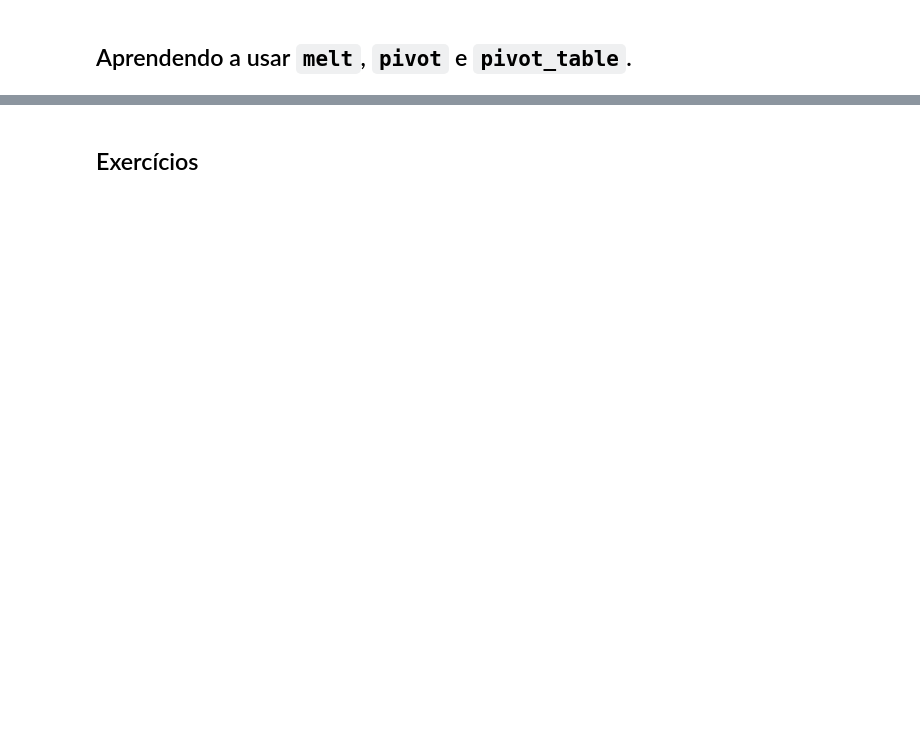
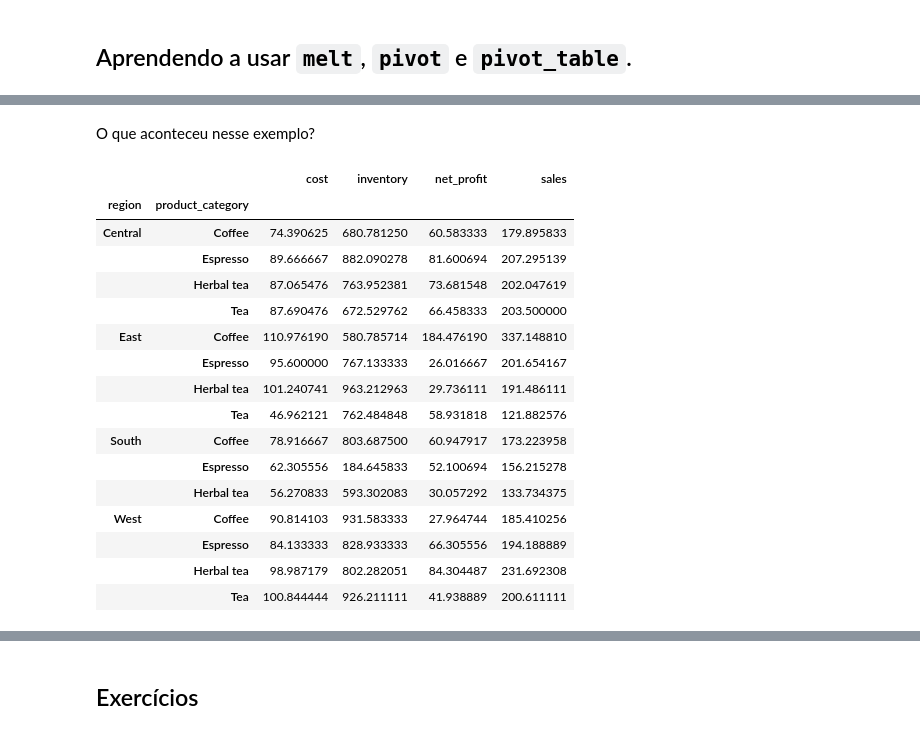
Before and after one commit to mdrs-thiago/ada-tecnicas1, a Jupyter notebook: Ada - Técnicas I - Aula 08.ipynb, the cells around one changed output, grey strips where cells are left out. Cells and saved outputs as stored; diff of their text form; code cells hidden in the pictures; blank space fills up the shorter version.

```diff
--- a/Ada - Técnicas I - Aula 08.ipynb
+++ b/Ada - Técnicas I - Aula 08.ipynb
@@ -57,0 +38,24 @@ df_agg.pivot(index='job',columns='education',values='balance')
+# %% [markdown]
+O que aconteceu nesse exemplo?
+# %%
+# Usando múltiplos índices
+
+df.pivot_table(index=['region','product_category'])
+# %% [output]
+|  |  | cost | inventory | net_profit | sales |
+| region | product_category |  |  |  |  |
+| Central | Coffee | 74.390625 | 680.781250 | 60.583333 | 179.895833 |
+|  | Espresso | 89.666667 | 882.090278 | 81.600694 | 207.295139 |
+|  | Herbal tea | 87.065476 | 763.952381 | 73.681548 | 202.047619 |
+|  | Tea | 87.690476 | 672.529762 | 66.458333 | 203.500000 |
+| East | Coffee | 110.976190 | 580.785714 | 184.476190 | 337.148810 |
+|  | Espresso | 95.600000 | 767.133333 | 26.016667 | 201.654167 |
+|  | Herbal tea | 101.240741 | 963.212963 | 29.736111 | 191.486111 |
+|  | Tea | 46.962121 | 762.484848 | 58.931818 | 121.882576 |
+| South | Coffee | 78.916667 | 803.687500 | 60.947917 | 173.223958 |
+|  | Espresso | 62.305556 | 184.645833 | 52.100694 | 156.215278 |
+|  | Herbal tea | 56.270833 | 593.302083 | 30.057292 | 133.734375 |
+| West | Coffee | 90.814103 | 931.583333 | 27.964744 | 185.410256 |
+|  | Espresso | 84.133333 | 828.933333 | 66.305556 | 194.188889 |
+|  | Herbal tea | 98.987179 | 802.282051 | 84.304487 | 231.692308 |
+|  | Tea | 100.844444 | 926.211111 | 41.938889 | 200.611111 |
```
Also changed, not shown: parts of 39 cells of this notebook.
